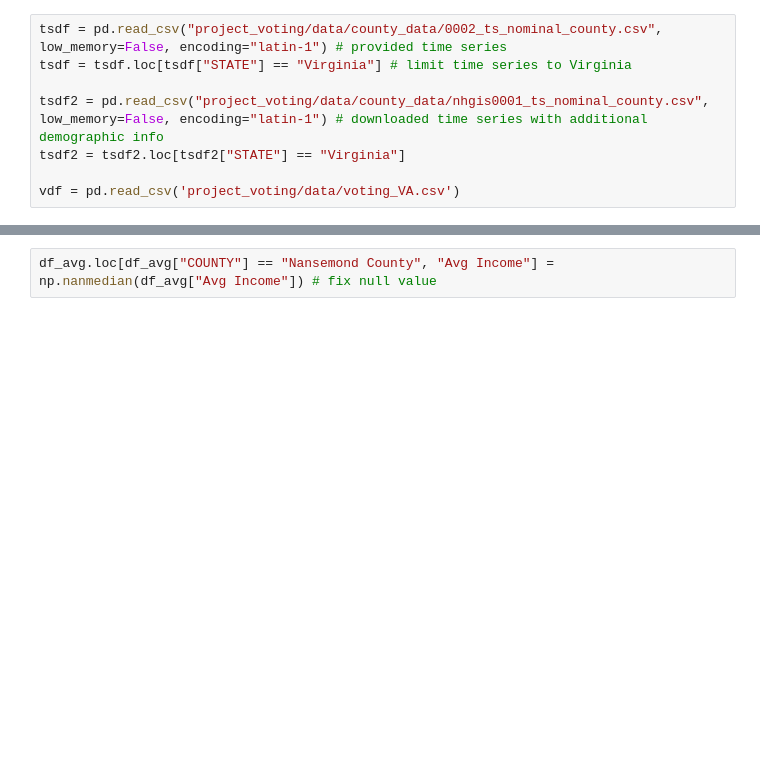
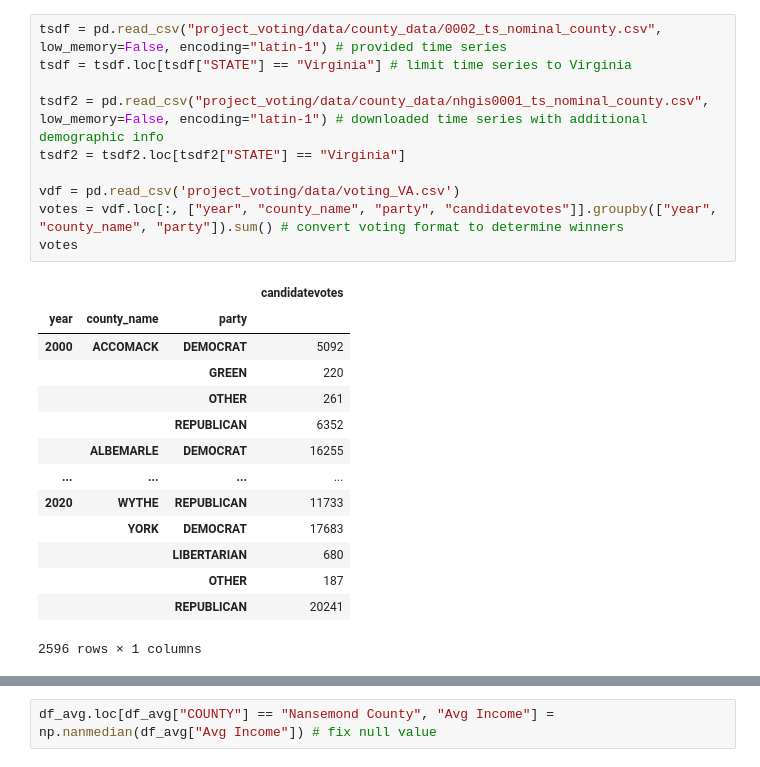
Before and after one commit to gsilver321/project_voting, a Jupyter notebook: voting_cleaning.ipynb, the cells around one changed output, grey strips where cells are left out. Cells and saved outputs as stored; diff of their text form; blank space fills up the shorter version.

```diff
--- a/voting_cleaning.ipynb
+++ b/voting_cleaning.ipynb
@@ -17,8 +17,25 @@ Updating files: 100% (63/63), done.
 # %%
 tsdf = pd.read_csv("project_voting/data/county_data/0002_ts_nominal_county.csv", low_memory=False, encoding="latin-1") # provided time series
 tsdf = tsdf.loc[tsdf["STATE"] == "Virginia"] # limit time series to Virginia
 
 tsdf2 = pd.read_csv("project_voting/data/county_data/nhgis0001_ts_nominal_county.csv", low_memory=False, encoding="latin-1") # downloaded time series with additional demographic info
 tsdf2 = tsdf2.loc[tsdf2["STATE"] == "Virginia"]
 
 vdf = pd.read_csv('project_voting/data/voting_VA.csv')
+votes = vdf.loc[:, ["year", "county_name", "party", "candidatevotes"]].groupby(["year", "county_name", "party"]).sum() # convert voting format to determine winners
+votes
+# %% [output]
+|  |  |  | candidatevotes |
+| year | county_name | party |  |
+| 2000 | ACCOMACK | DEMOCRAT | 5092 |
+|  |  | GREEN | 220 |
+|  |  | OTHER | 261 |
+|  |  | REPUBLICAN | 6352 |
+|  | ALBEMARLE | DEMOCRAT | 16255 |
+| ... | ... | ... | ... |
+| 2020 | WYTHE | REPUBLICAN | 11733 |
+|  | YORK | DEMOCRAT | 17683 |
+|  |  | LIBERTARIAN | 680 |
+|  |  | OTHER | 187 |
+|  |  | REPUBLICAN | 20241 |
+2596 rows × 1 columns
```
Also changed, not shown: parts of 7 cells of this notebook.
